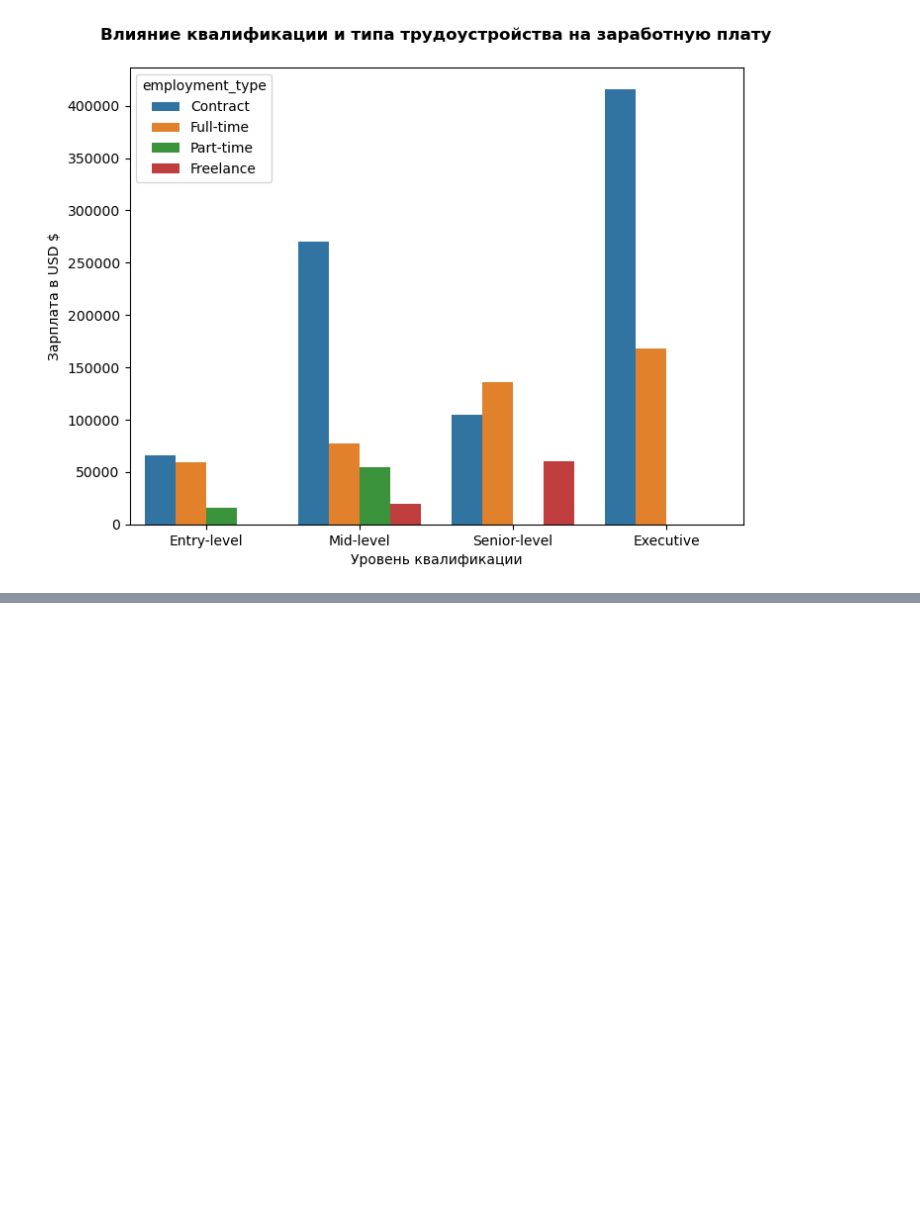
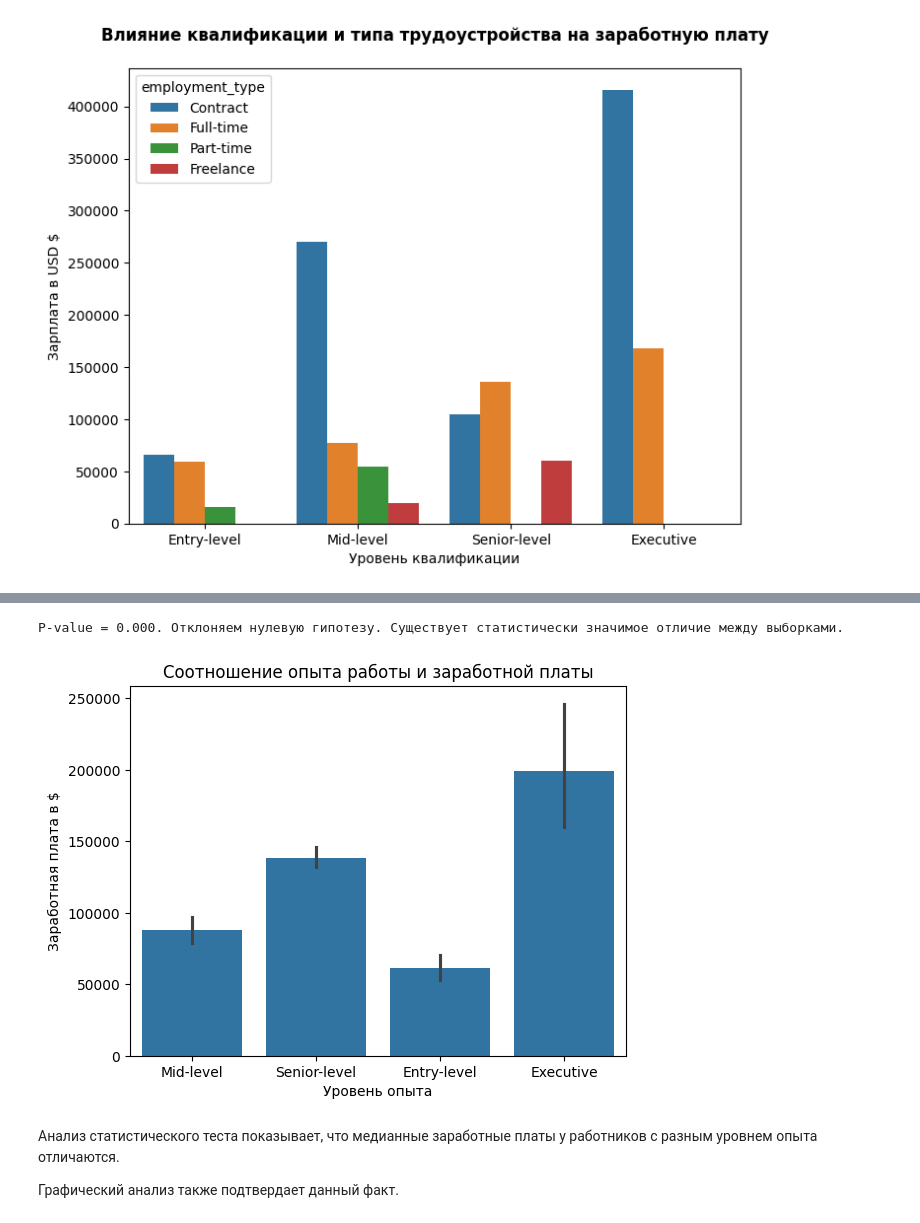
Before and after one commit to AlexKosuhin/SF_data_science, a Jupyter notebook: EDA_статистические тесты.ipynb, the cells around one changed output, grey strips where cells are left out. Cells and saved outputs as stored; diff of their text form; code cells hidden in the pictures; blank space fills up the shorter version.

```diff
--- a/EDA_статистические тесты.ipynb
+++ b/EDA_статистические тесты.ipynb
@@ -528,0 +874,22 @@ country_employee_data
+# %%
+_, p = stats.kruskal(data_entry_level, data_mid_level, data_senior_level, data_executive_level)
+
+if p <= alpha:
+    print(f'P-value = {p:.3f}. Отклоняем нулевую гипотезу. Существует статистически значимое отличие между выборками.')
+else:
+    print(f'P-value = {p:.3f}. Нет оснований отклонить нулевую гипотезу. Статистически значимых отличий между выборками нет.')
+# %% [output]
+P-value = 0.000. Отклоняем нулевую гипотезу. Существует статистически значимое отличие между выборками.
+# %%
+barplot = sns.barplot(data=df,
+                      x='experience_level',
+                      y='salary_in_usd')
+barplot.set_xlabel('Уровень опыта')
+barplot.set_ylabel('Заработная плата в $')
+barplot.set_title('Соотношение опыта работы и заработной платы');
+# %% [output]
+[figure, added]
+# %% [markdown]
+Анализ статистического теста показывает, что медианные заработные платы у работников с разным уровнем опыта отличаются.
+
+Графический анализ также подтвердает данный факт.
```
Also changed, not shown: parts of 73 cells of this notebook.
